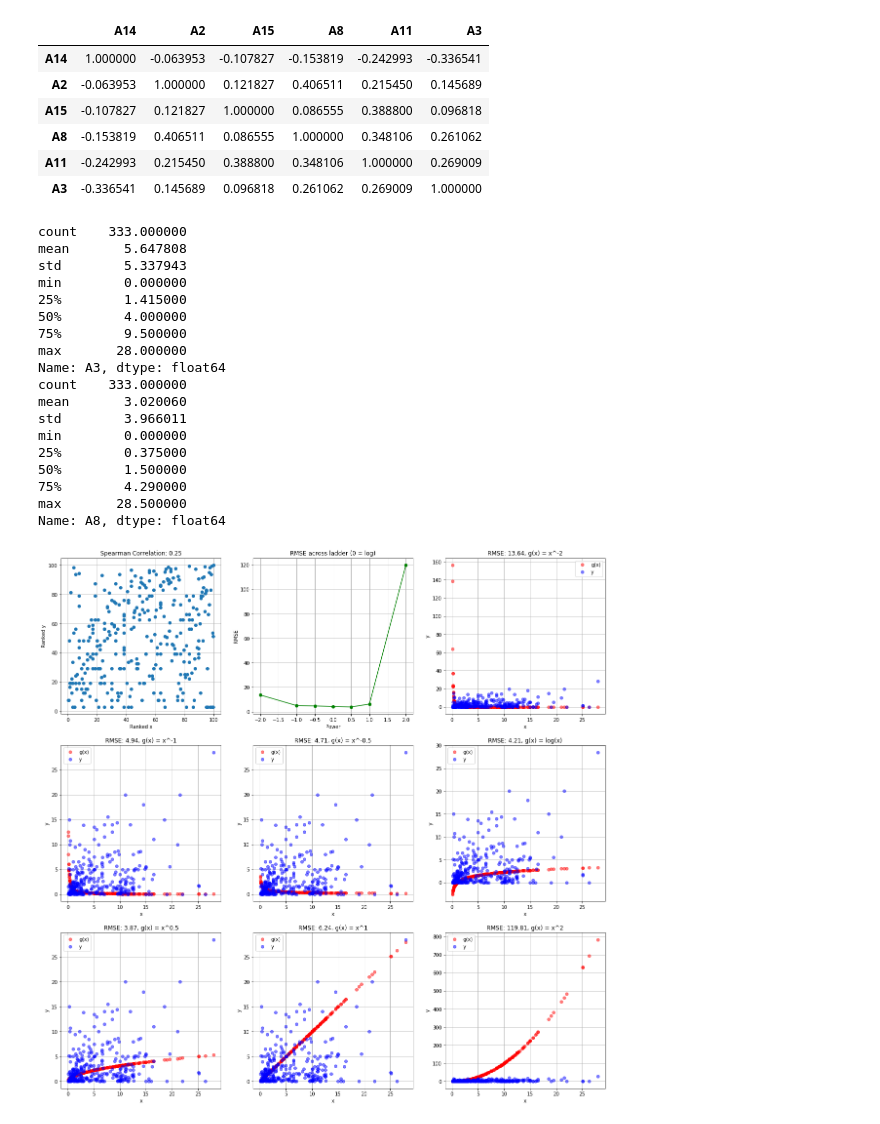
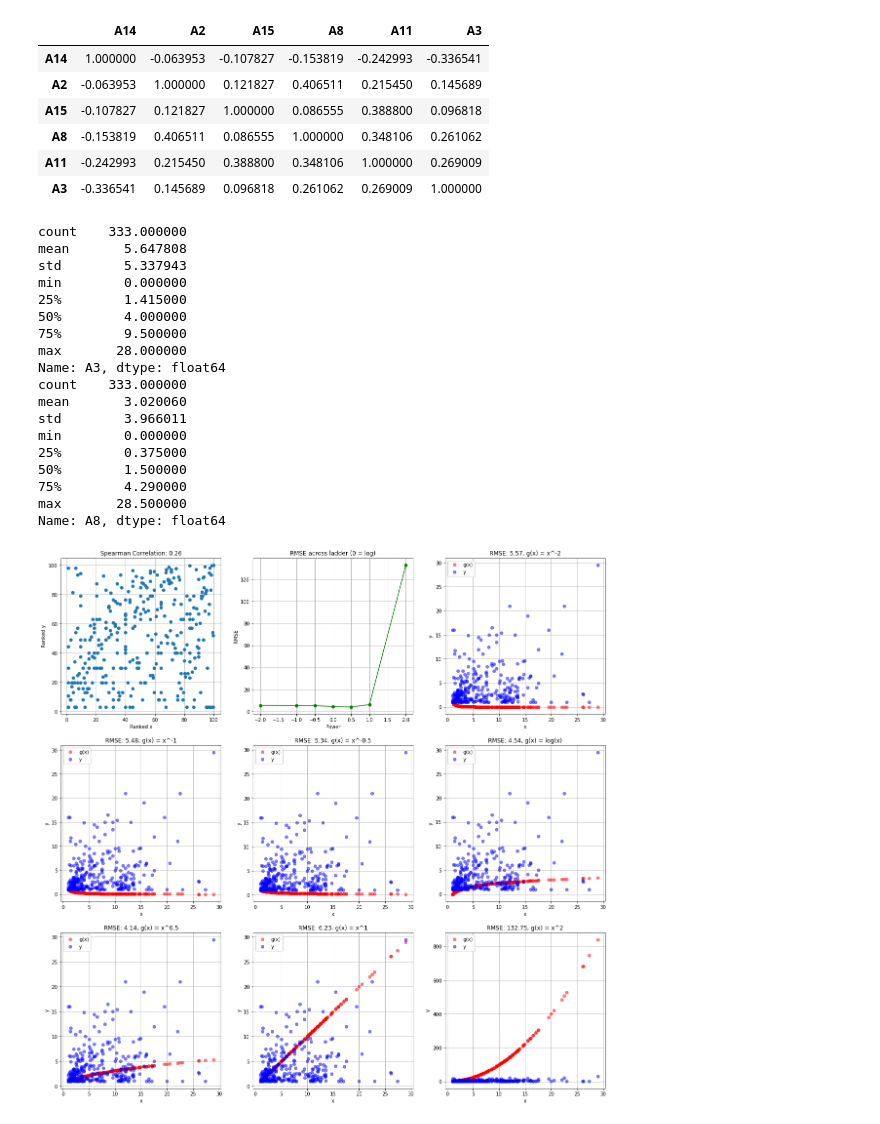
Before and after one commit to mfenig1013/daUtils, a Jupyter notebook: dautils examples.ipynb, the cells around one changed output. Saved outputs shown, nothing was run; the diff lists cells and outputs as text; code cells hidden in the pictures.

```diff
--- a/dautils examples.ipynb
+++ b/dautils examples.ipynb
@@ -189,27 +189,28 @@ relMat(dfEDA, features=numericCols)
 # %%
 # Tukey's ladder on two continuous columns
 print(dfEDA['A3'].describe())
 print(dfEDA['A8'].describe())
-y = dfEDA['A3'].values
-x = dfEDA['A8'].values
+# Add 1 to ensure all values are positive for analysis
+y = dfEDA['A3'].values + 1
+x = dfEDA['A8'].values + 1
 tresults = tladder(y, x)
 # %% [output]
 count    333.000000
 mean       5.647808
 std        5.337943
 min        0.000000
 25%        1.415000
 50%        4.000000
 75%        9.500000
 max       28.000000
 Name: A3, dtype: float64
 count    333.000000
 mean       3.020060
 std        3.966011
 min        0.000000
 25%        0.375000
 50%        1.500000
 75%        4.290000
 max       28.500000
 Name: A8, dtype: float64
-[figure, old version]
+[figure, new version]
```
